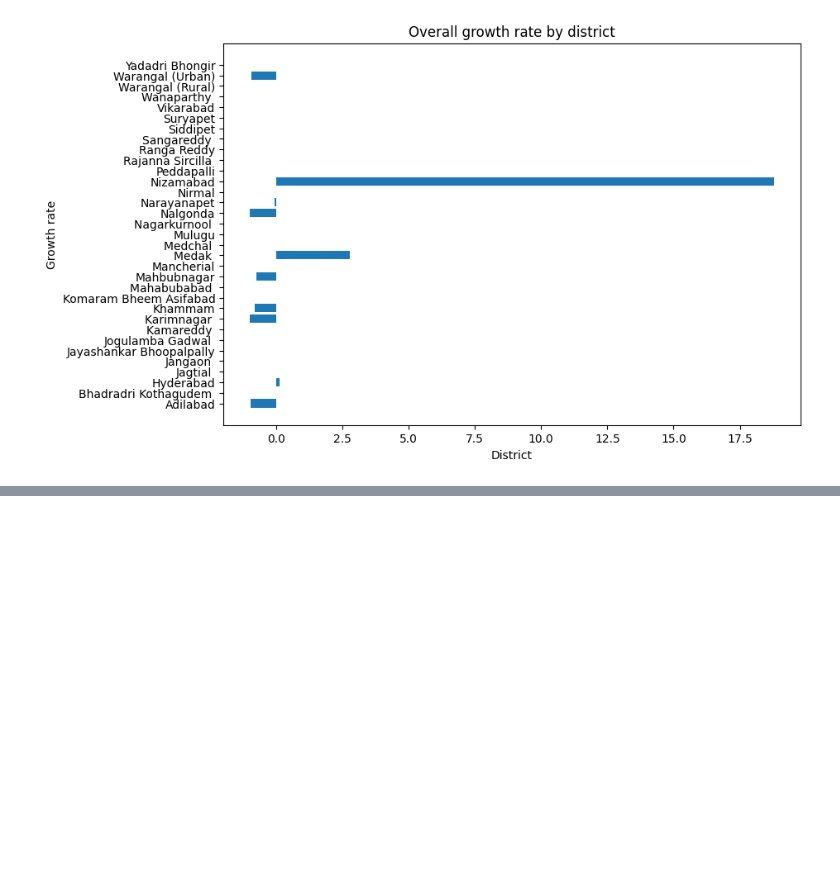
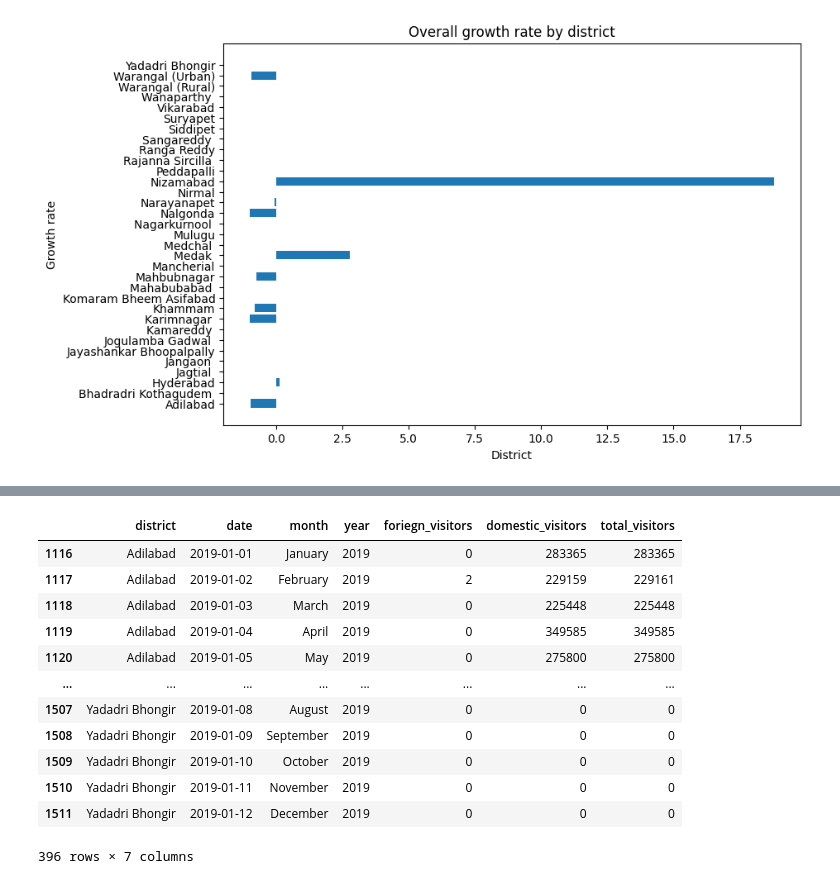
Before and after one commit to Prateek07-Kumar/-Telangana-Government-Tourism, a Jupyter notebook: Notebook/Query.ipynb, the cells around one changed output, grey strips where cells are left out. Cells and saved outputs as stored; diff of their text form; code cells hidden in the pictures; blank space fills up the shorter version.

```diff
--- a/Notebook/Query.ipynb
+++ b/Notebook/Query.ipynb
@@ -407,0 +471,16 @@ plt.show()
+# %%
+df[df['year']==2019]
+# %% [output]
+|  | district | date | month | year | foriegn_visitors | domestic_visitors | total_visitors |
+| 1116 | Adilabad | 2019-01-01 | January | 2019 | 0 | 283365 | 283365 |
+| 1117 | Adilabad | 2019-01-02 | February | 2019 | 2 | 229159 | 229161 |
+| 1118 | Adilabad | 2019-01-03 | March | 2019 | 0 | 225448 | 225448 |
+| 1119 | Adilabad | 2019-01-04 | April | 2019 | 0 | 349585 | 349585 |
+| 1120 | Adilabad | 2019-01-05 | May | 2019 | 0 | 275800 | 275800 |
+| ... | ... | ... | ... | ... | ... | ... | ... |
+| 1507 | Yadadri Bhongir | 2019-01-08 | August | 2019 | 0 | 0 | 0 |
+| 1508 | Yadadri Bhongir | 2019-01-09 | September | 2019 | 0 | 0 | 0 |
+| 1509 | Yadadri Bhongir | 2019-01-10 | October | 2019 | 0 | 0 | 0 |
+| 1510 | Yadadri Bhongir | 2019-01-11 | November | 2019 | 0 | 0 | 0 |
+| 1511 | Yadadri Bhongir | 2019-01-12 | December | 2019 | 0 | 0 | 0 |
+396 rows × 7 columns
```
Also changed, not shown: parts of 10 cells of this notebook, 1 other file.
